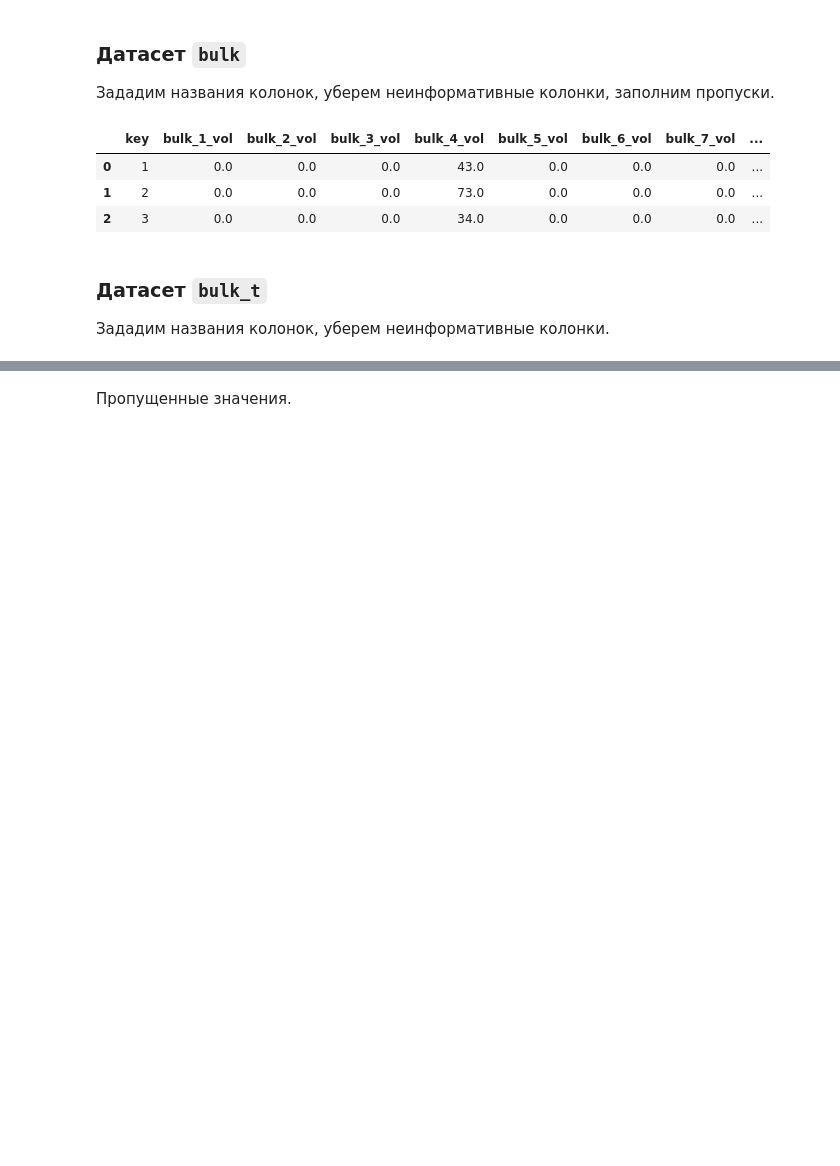
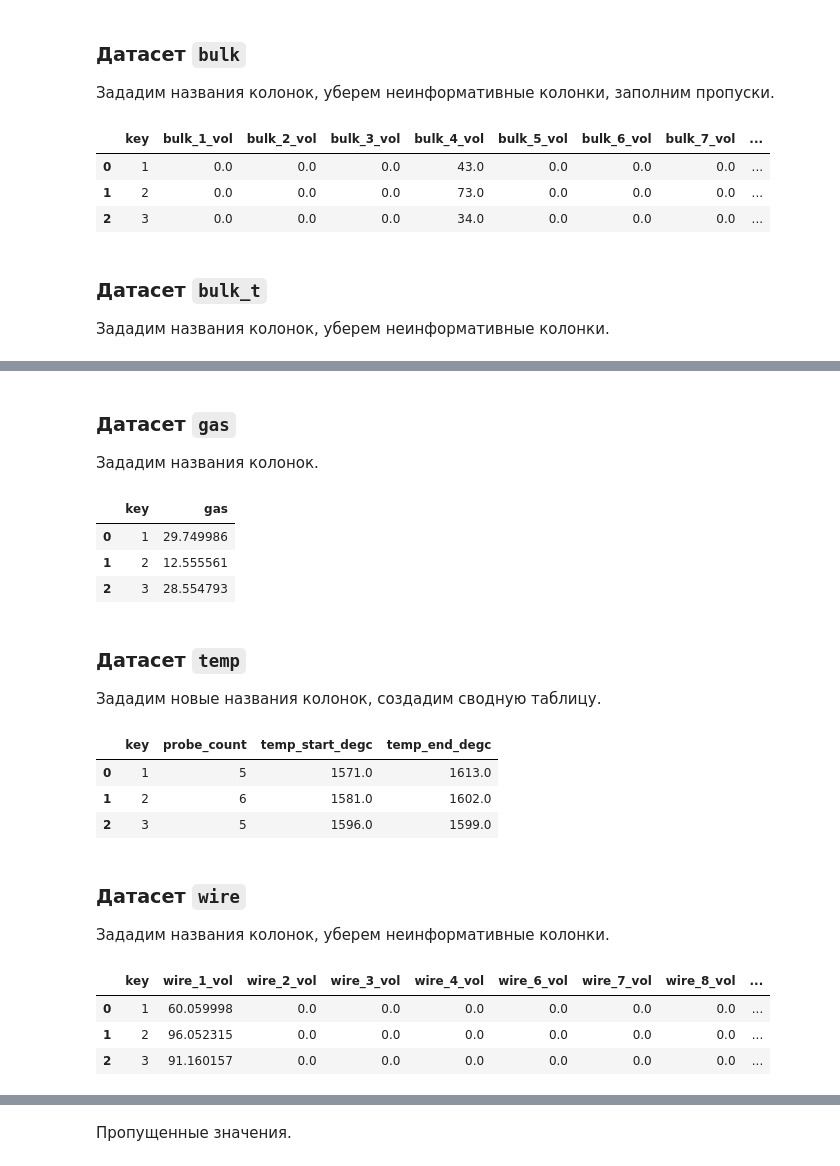
Before and after one commit to mskhmelik/yandex_data_science, a Jupyter notebook: Project_final/prj_manufacturing.ipynb, the cells around one changed output, grey strips where cells are left out. Saved outputs shown, nothing was run; the diff lists cells and outputs as text; code cells hidden in the pictures; blank space fills up the shorter version.

```diff
--- a/Project_final/prj_manufacturing.ipynb
+++ b/Project_final/prj_manufacturing.ipynb
@@ -370,0 +371,66 @@ display(df['bulk_t'].head(3))
+# %% [markdown]
+### Датасет `gas`
+
+Зададим названия колонок.
+# %%
+df['gas'] = (
+    raw['gas']
+    .copy()
+    .set_axis(['key', 'gas'], axis=1)
+)
+
+display(df['gas'].head(3))
+# %% [output]
+|  | key | gas |
+| 0 | 1 | 29.749986 |
+| 1 | 2 | 12.555561 |
+| 2 | 3 | 28.554793 |
+# %% [markdown]
+### Датасет `temp`
+
+Зададим новые названия колонок, создадим сводную таблицу.
+# %%
+df['temp'] = (
+    raw['temp']
+    .copy()
+    .set_axis(['key', 'dt', 'temp_degc'], axis=1)
+    .sort_values(by=['key', 'dt'], ascending=True)
+    .pivot_table(
+        index='key',
+        values=['dt', 'temp_degc'],
+        aggfunc={'dt': ['first', 'last', 'count'], 'temp_degc': ['first', 'last']}
+    )
+    .reset_index()
+    .set_axis(['key', 'probe_count', 'dt_start', 'dt_end', 'temp_start_degc', 'temp_end_degc'], axis=1)
+    .loc[:, [
+        'key', 'probe_count', 'temp_start_degc', 'temp_end_degc'
+    ]]
+)
+
+display(df['temp'].head(3))
+# %% [output]
+|  | key | probe_count | temp_start_degc | temp_end_degc |
+| 0 | 1 | 5 | 1571.0 | 1613.0 |
+| 1 | 2 | 6 | 1581.0 | 1602.0 |
+| 2 | 3 | 5 | 1596.0 | 1599.0 |
+# %% [markdown]
+### Датасет `wire`
+
+Зададим названия колонок, уберем неинформативные колонки.
+# %%
+df['wire'] = (
+    raw['wire']
+    .copy()
+    .rename(
+        columns=lambda column: snakecase(column) if column == 'key' else snakecase(column) + '_vol'
+    )
+    .drop(['wire_5_vol'], axis=1)
+    .fillna(0)
+)
+
+display(df['wire'].head(3))
+# %% [output]
+|  | key | wire_1_vol | wire_2_vol | wire_3_vol | wire_4_vol | wire_6_vol | wire_7_vol | wire_8_vol | ... |
+| 0 | 1 | 60.059998 | 0.0 | 0.0 | 0.0 | 0.0 | 0.0 | 0.0 | ... |
+| 1 | 2 | 96.052315 | 0.0 | 0.0 | 0.0 | 0.0 | 0.0 | 0.0 | ... |
+| 2 | 3 | 91.160157 | 0.0 | 0.0 | 0.0 | 0.0 | 0.0 | 0.0 | ... |
```
Also changed, not shown: parts of 3 cells of this notebook.
